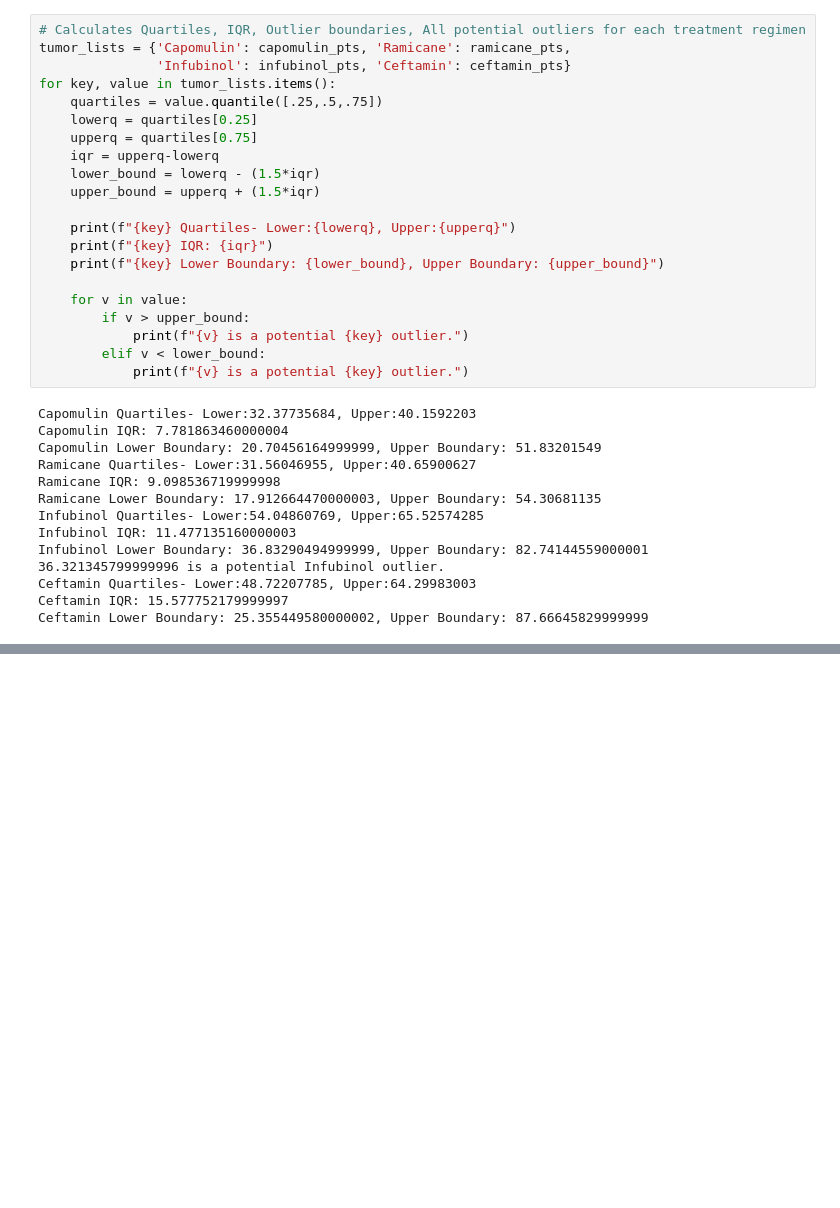
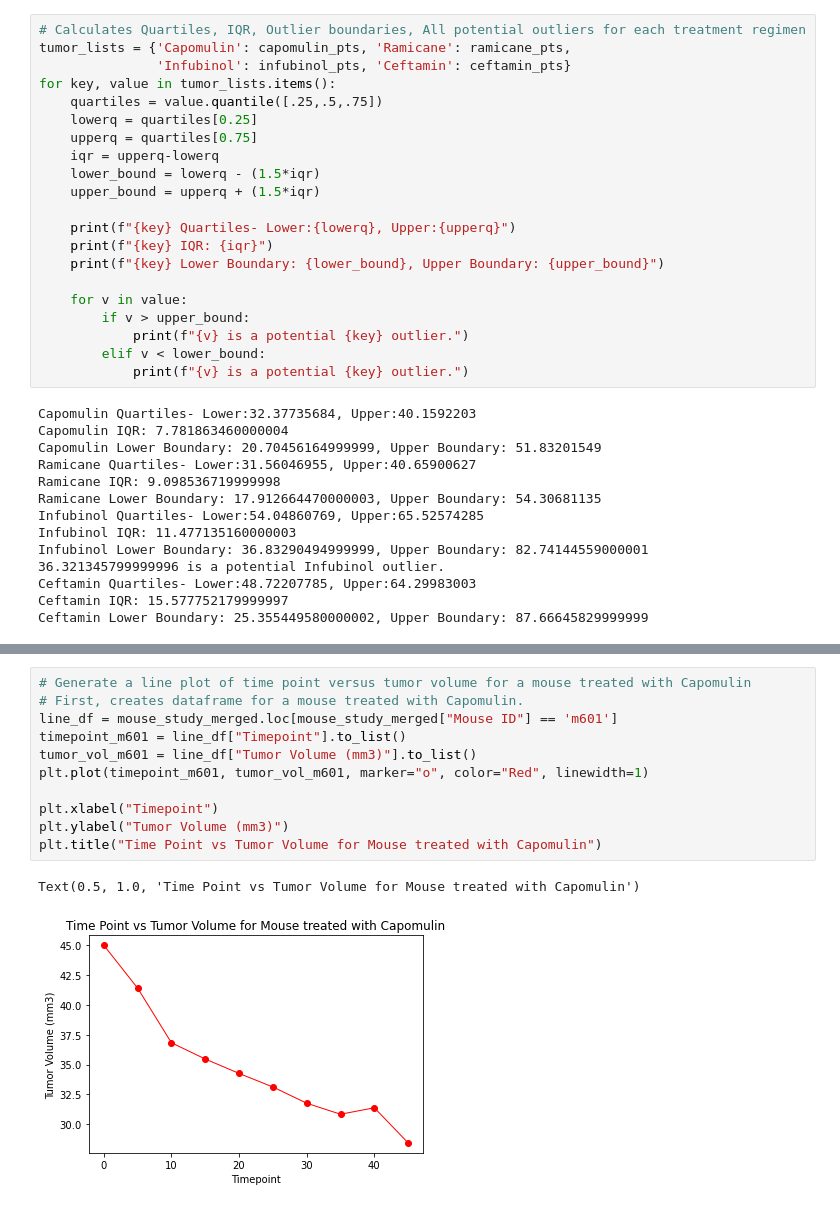
Before and after one commit to doublealogic/matplotlib-challenge, a Jupyter notebook: Pymaceuticals/main.ipynb, the cells around one changed output, grey strips where cells are left out. Drawn from its saved outputs; the diff is of its cells as text; blank space fills up the shorter version.

Commit message:
Added cell with line plot of time point vs tumor volume for one mouse that took Capomulin

```diff
--- a/Pymaceuticals/main.ipynb
+++ b/Pymaceuticals/main.ipynb
@@ -266,3 +268,17 @@ plt.ylabel("Tumor Volume (mm3)")
 plt.show()
 # %% [output]
 [figure]
+# %%
+# Generate a line plot of time point versus tumor volume for a mouse treated with Capomulin
+# First, creates dataframe for a mouse treated with Capomulin.
+line_df = mouse_study_merged.loc[mouse_study_merged["Mouse ID"] == 'm601']
+timepoint_m601 = line_df["Timepoint"].to_list()
+tumor_vol_m601 = line_df["Tumor Volume (mm3)"].to_list()
+plt.plot(timepoint_m601, tumor_vol_m601, marker="o", color="Red", linewidth=1)
+
+plt.xlabel("Timepoint")
+plt.ylabel("Tumor Volume (mm3)")
+plt.title("Time Point vs Tumor Volume for Mouse treated with Capomulin")
+# %% [output]
+Text(0.5, 1.0, 'Time Point vs Tumor Volume for Mouse treated with Capomulin')
+[figure, added]
```
Also changed, not shown: parts of 1 cell of this notebook.
